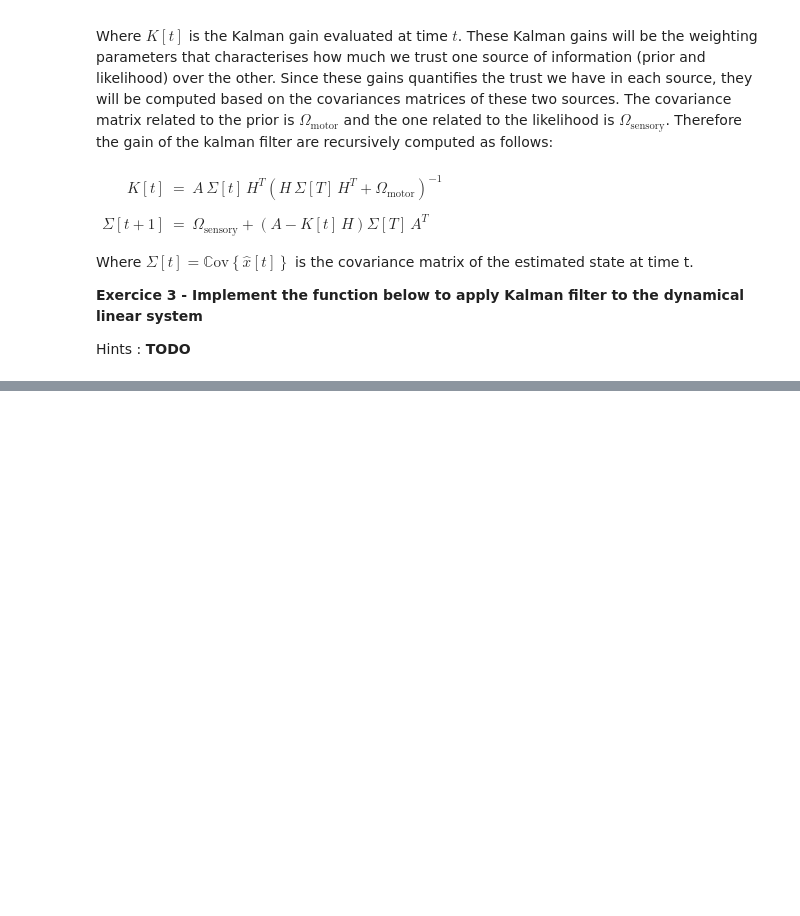
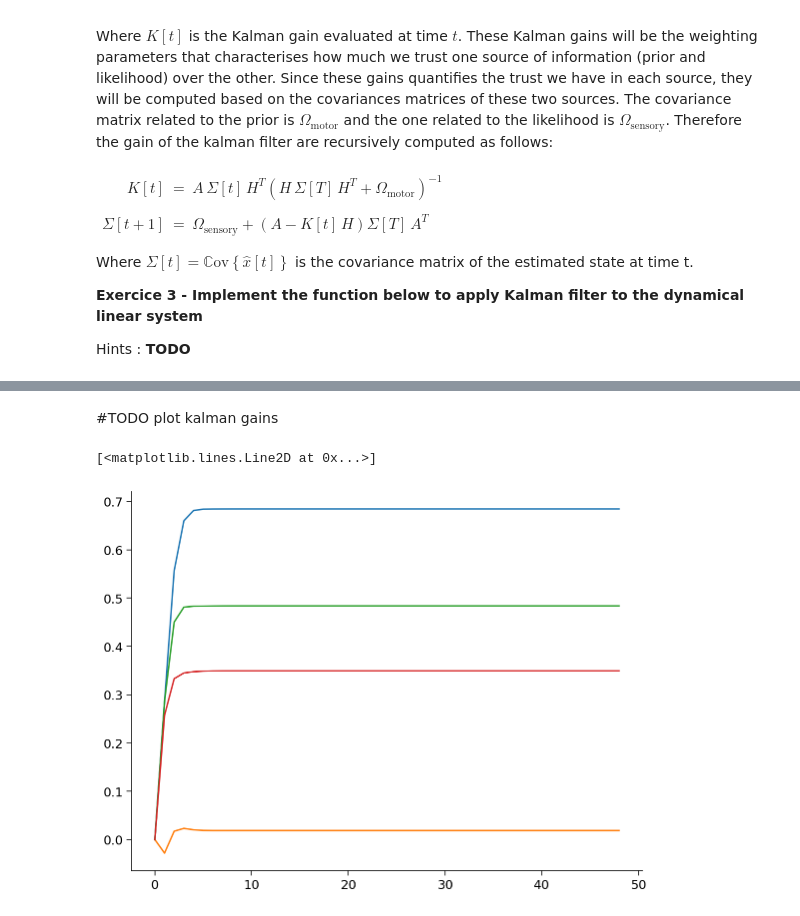
Before and after one commit to Lara-Mazy/Modelling_project1, a Jupyter notebook: LGBIO2060_TP3.ipynb, the cells around one changed output, grey strips where cells are left out. Drawn from its saved outputs; the diff is of its cells as text; code cells hidden in the pictures; blank space fills up the shorter version.

```diff
--- a/LGBIO2060_TP3.ipynb
+++ b/LGBIO2060_TP3.ipynb
@@ -244,36 +274,3 @@ Where $\Sigma[t] = \mathbb{C}\text{ov}\left\{\hat{x}[t]\right\}$ is the covarian
 **Exercice 3 - Implement the function below to apply Kalman filter to the dynamical linear system**
 
 Hints : **TODO**
-# %%
-def my_kalman_filter(A,H,latent_state,omega_motor,omega_sensory):
-  """
-  my_kalman_filter computes and applies the Kalman filter to the system seen above
-
-  Inputs:
-  Outputs :
-  """
-
-  K = np.zeros([len(x0),len(x0)])
-  Sigma = omega_sensory
-  d_state = np.zeros([len(x0),nsteps+1])
-  observed_state = np.zeros([(len(x0),nsteps+1])
-
-  for ii in range(nsteps):
-    K = A @ Sigma @ H.T @ np.linalg.inv(H @ Sigma @ H.T + omega_motor)
-    Sigma = omega_sensory + (A - K @ H) @ Sigma @ A.T
-    latent_state[:,ii+1] = A @ latent_state[:,ii] + np.random.multivariate(np.zeros([]))
-    observed_state[:,ii] = H @ latent_state[:,ii] + np.random.mutivariate(np.zeros([2,2]),omega_sensory)
-    estimated_state[:,ii+1]= A @ estimated_state[:,ii] + K @ (observed_state[:,ii]-H @ estimated_state[:,ii])
-
-  return observed_state, estimated_state
-
-
-# Run the lines below to test your code
-
-# Parameters definition
-omega_motor = 0.05 * np.eye(len(x0))
-omega_sensory = 0.02 * np.eye(len(x0))
-
-# plot --> see function preamble
-# call the function
-plot_my_kalman_filter(state_evolution,obs_evolution,estimated_evolution)
@@ -279,0 +331,10 @@ plot_my_kalman_filter(state_evolution,obs_evolution,estimated_evolution)
+# %% [markdown]
+#TODO plot kalman gains
+# %%
+plt.plot(K[0,0,:-1])
+plt.plot(K[1,0,:-1])
+plt.plot(K[0,1,:-1])
+plt.plot(K[1,1,:-1])
+# %% [output]
+[<matplotlib.lines.Line2D at 0x...>]
+[figure, added]
```
Also changed, not shown: parts of 6 cells of this notebook, 6 other files.
